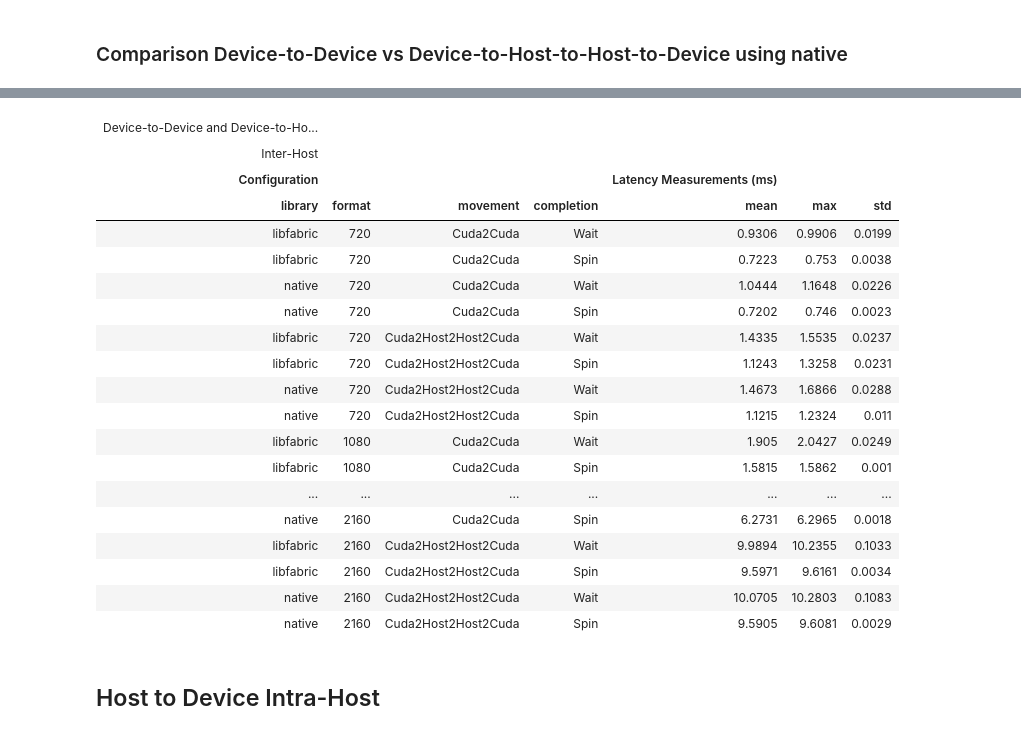
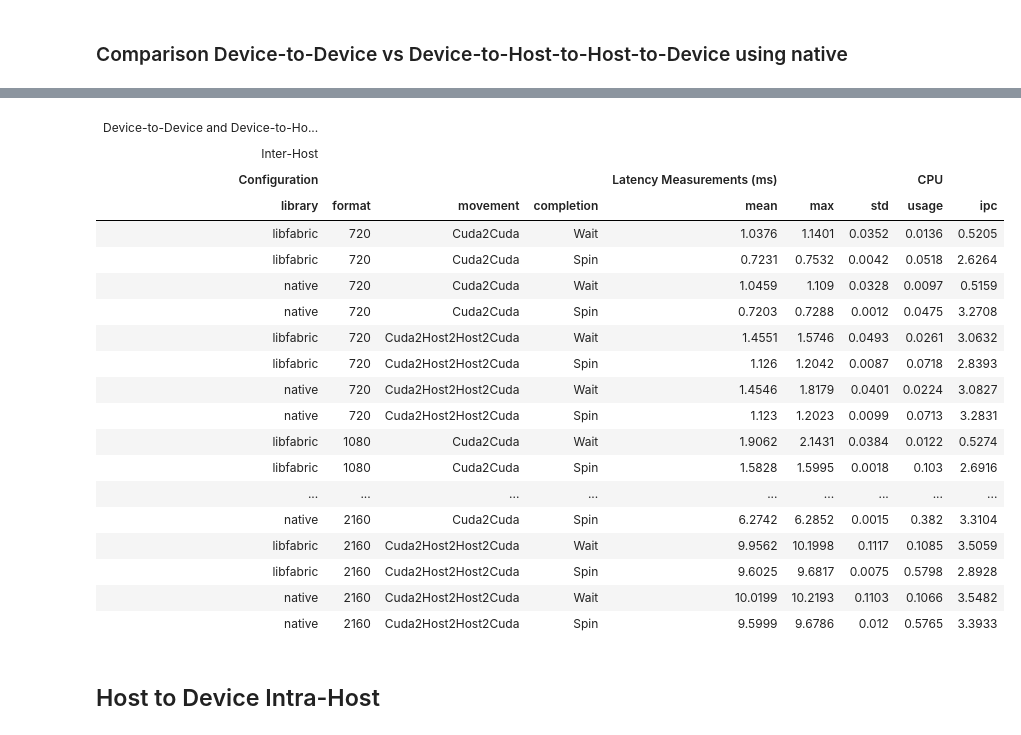
Before and after one commit to jonasohland/mts-fabrics-study, a Jupyter notebook: notebooks/mts-study.ipynb, the cells around one changed output, grey strips where cells are left out. Drawn from its saved outputs; the diff is of its cells as text; code cells hidden in the pictures.

```diff
--- a/notebooks/mts-study.ipynb
+++ b/notebooks/mts-study.ipynb
@@ -89,6 +89,7 @@ def timers_loader(data):
 
 def load_data(directory, loader,libraries=Library, formats=Format, completions=Completion, tests=Test, movements=Movement,  transports=Transport, tx_modes=TransferMode):
     data = {}
+    perf = {}
     for format in formats:
         for movement in movements:
             for tx_mode in tx_modes:
@@ -98,22 +99,30 @@ def load_data(directory, loader,libraries=Library, formats=Format, completions=C
                             for comp in completions:
                                 for transport in transports:
                                     test_conf = TestConfiguration(library, format, comp, test, movement, transport, tx_mode)
-                                    data[test_conf] = loader(pl.read_csv(f"{directory}/{format.value}/{library.value}/{get_mxlfabrics_test_name(test_conf)}.csv", schema=schema))
+                                    file_name = f"{directory}/{format.value}/{library.value}/{get_mxlfabrics_test_name(test_conf)}"
+                                    data[test_conf] = loader(pl.read_csv(f"{file_name}.csv", schema=schema))
+                                    perf[test_conf] = pl.read_csv(f"{file_name}.perf.csv")
                     elif test == Test.native_cuda:
                         library = Library.native
                         test_conf = TestConfiguration(library, format, Completion.none, test, movement, Transport.none, TransferMode.none)
-                        data[test_conf] = timers_loader(pl.read_csv(f"{directory}/{format.value}/{library.value}/{get_nativecuda_test_name(test_conf)}.csv", schema=schema))
-    return data
+                        file_name = f"{directory}/{format.value}/{library.value}/{get_nativecuda_test_name(test_conf)}"
+                        data[test_conf] = timers_loader(pl.read_csv(f"{file_name}.csv", schema=schema))
+                        perf[test_conf] = pl.read_csv(f"{file_name}.perf.csv")
 
-def make_table(data, columns):
+    return data, perf
+
+def make_table(data, perf, columns):
     table_data = defaultdict(list)
-    for test_conf, values in data.items():
+    for (test_conf, values), (_, perf) in zip(data.items(),perf.items()):
         for col in columns:
             table_data[col].append(getattr(test_conf, col))
 
         table_data["mean"].append(round(values.mean()/1e6,4))
         table_data["max"].append(round(values.max()/1e6,4))
         table_data["std"].append(round(values.std()/1e6,4))
+        table_data["usage"].append(round((perf["task_clock_user"][0]+perf["task_clock_kernel"][0])/perf["time_elapsed"][0], 4))
+        table_data["ipc"].append(round((perf["instructions_user"][0]+perf["instructions_kernel"][0])/(perf["cycles_user"][0]+perf["cycles_kernel"][0]), 4))
+
 
     return GT(pl.DataFrame(table_data))
 # %% [markdown]
@@ -196,7 +203,7 @@ d2d_interhost_table
 config = {"tests": [Test.mxl_fabrics], "movements": [Movement.d2d, Movement.dh2hd], "transports":[Transport.verbs], "tx_modes": [TransferMode.reflect], "completions": [Completion.wait, Completion.spin]}
 
 # load data
-data_dh2hd_interhost = load_data(f"../data/dh2hd-interhost", timers_loader, **config)
+data_dh2hd_interhost, perf_dh2hd_interhost = load_data(f"{data_dir}/dh2hd-interhost", timers_loader, **config)
 # %% [markdown]
 ### Comparison libfabric vs native for Device-to-Host-to-Host-to-Device transfers
 # %%
@@ -258,44 +265,48 @@ for i, format in enumerate(Format):
 # %%
-columns = ["library","format", "movement", "completion"]
-dh2hd_interhost_table = make_table(data_dh2hd_interhost, columns=columns)
+data_columns = ["library","format", "movement", "completion"]
+dh2hd_interhost_table = make_table(data_dh2hd_interhost, perf_dh2hd_interhost, columns=data_columns)
 
 dh2hd_interhost_table
 (
     dh2hd_interhost_table
     .tab_header(
         title="Device-to-Device and Device-to-Host-to-Host-to-Device transfer latency comparison",
         subtitle="Inter-Host",
     )
     .tab_spanner(
         label="Configuration",
-        columns=columns
+        columns=data_columns
+    )
+    .tab_spanner(
+        label="CPU",
+        columns=["usage","ipc"]
     )
     .tab_spanner(
         label="Latency Measurements (ms)",
         columns=["mean", "max", "std"]
     )
 )
 # %% [output]
-| Device-to-Device and Device-to-Ho... |  |  |  |  |  |  |
-| Inter-Host |  |  |  |  |  |  |
-| Configuration |  |  |  | Latency Measurements (ms) |  |  |
-| library | format | movement | completion | mean | max | std |
-| libfabric | 720 | Cuda2Cuda | Wait | 0.9306 | 0.9906 | 0.0199 |
-| libfabric | 720 | Cuda2Cuda | Spin | 0.7223 | 0.753 | 0.0038 |
-| native | 720 | Cuda2Cuda | Wait | 1.0444 | 1.1648 | 0.0226 |
-| native | 720 | Cuda2Cuda | Spin | 0.7202 | 0.746 | 0.0023 |
-| libfabric | 720 | Cuda2Host2Host2Cuda | Wait | 1.4335 | 1.5535 | 0.0237 |
-| libfabric | 720 | Cuda2Host2Host2Cuda | Spin | 1.1243 | 1.3258 | 0.0231 |
-| native | 720 | Cuda2Host2Host2Cuda | Wait | 1.4673 | 1.6866 | 0.0288 |
-| native | 720 | Cuda2Host2Host2Cuda | Spin | 1.1215 | 1.2324 | 0.011 |
-| libfabric | 1080 | Cuda2Cuda | Wait | 1.905 | 2.0427 | 0.0249 |
-| libfabric | 1080 | Cuda2Cuda | Spin | 1.5815 | 1.5862 | 0.001 |
-| ... | ... | ... | ... | ... | ... | ... |
-| native | 2160 | Cuda2Cuda | Spin | 6.2731 | 6.2965 | 0.0018 |
-| libfabric | 2160 | Cuda2Host2Host2Cuda | Wait | 9.9894 | 10.2355 | 0.1033 |
-| libfabric | 2160 | Cuda2Host2Host2Cuda | Spin | 9.5971 | 9.6161 | 0.0034 |
-| native | 2160 | Cuda2Host2Host2Cuda | Wait | 10.0705 | 10.2803 | 0.1083 |
-| native | 2160 | Cuda2Host2Host2Cuda | Spin | 9.5905 | 9.6081 | 0.0029 |
+| Device-to-Device and Device-to-Ho... |  |  |  |  |  |  |  |  |
+| Inter-Host |  |  |  |  |  |  |  |  |
+| Configuration |  |  |  | Latency Measurements (ms) |  |  | CPU |  |
+| library | format | movement | completion | mean | max | std | usage | ipc |
+| libfabric | 720 | Cuda2Cuda | Wait | 1.0376 | 1.1401 | 0.0352 | 0.0136 | 0.5205 |
+| libfabric | 720 | Cuda2Cuda | Spin | 0.7231 | 0.7532 | 0.0042 | 0.0518 | 2.6264 |
+| native | 720 | Cuda2Cuda | Wait | 1.0459 | 1.109 | 0.0328 | 0.0097 | 0.5159 |
+| native | 720 | Cuda2Cuda | Spin | 0.7203 | 0.7288 | 0.0012 | 0.0475 | 3.2708 |
+| libfabric | 720 | Cuda2Host2Host2Cuda | Wait | 1.4551 | 1.5746 | 0.0493 | 0.0261 | 3.0632 |
+| libfabric | 720 | Cuda2Host2Host2Cuda | Spin | 1.126 | 1.2042 | 0.0087 | 0.0718 | 2.8393 |
+| native | 720 | Cuda2Host2Host2Cuda | Wait | 1.4546 | 1.8179 | 0.0401 | 0.0224 | 3.0827 |
+| native | 720 | Cuda2Host2Host2Cuda | Spin | 1.123 | 1.2023 | 0.0099 | 0.0713 | 3.2831 |
+| libfabric | 1080 | Cuda2Cuda | Wait | 1.9062 | 2.1431 | 0.0384 | 0.0122 | 0.5274 |
+| libfabric | 1080 | Cuda2Cuda | Spin | 1.5828 | 1.5995 | 0.0018 | 0.103 | 2.6916 |
+| ... | ... | ... | ... | ... | ... | ... | ... | ... |
+| native | 2160 | Cuda2Cuda | Spin | 6.2742 | 6.2852 | 0.0015 | 0.382 | 3.3104 |
+| libfabric | 2160 | Cuda2Host2Host2Cuda | Wait | 9.9562 | 10.1998 | 0.1117 | 0.1085 | 3.5059 |
+| libfabric | 2160 | Cuda2Host2Host2Cuda | Spin | 9.6025 | 9.6817 | 0.0075 | 0.5798 | 2.8928 |
+| native | 2160 | Cuda2Host2Host2Cuda | Wait | 10.0199 | 10.2193 | 0.1103 | 0.1066 | 3.5482 |
+| native | 2160 | Cuda2Host2Host2Cuda | Spin | 9.5999 | 9.6786 | 0.012 | 0.5765 | 3.3933 |
 # %% [markdown]
 ## Host to Device Intra-Host
 # %%
```
Also changed, not shown: parts of 14 cells of this notebook, 1 other file.
